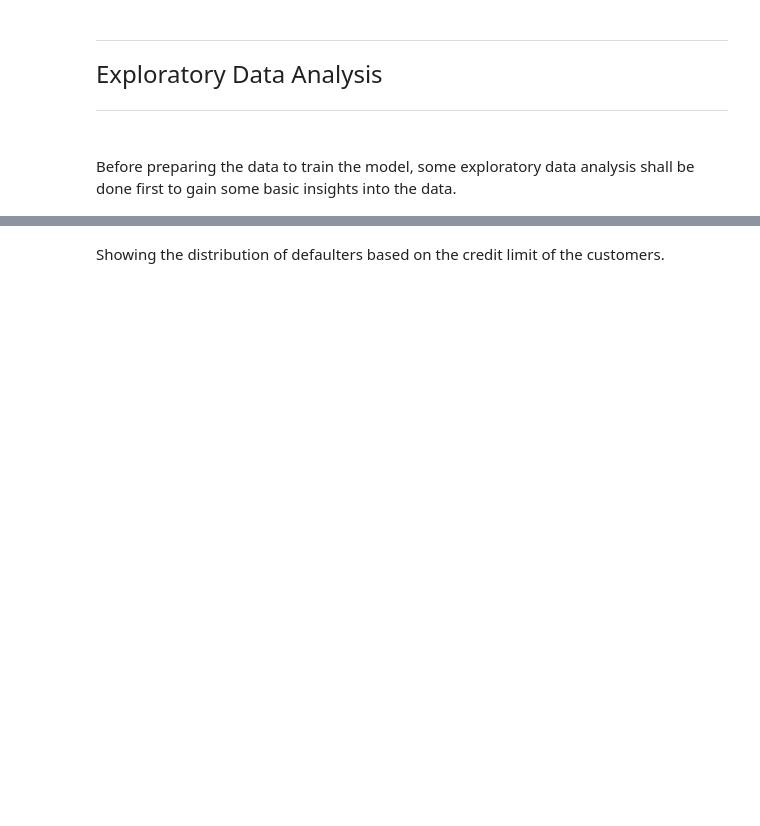
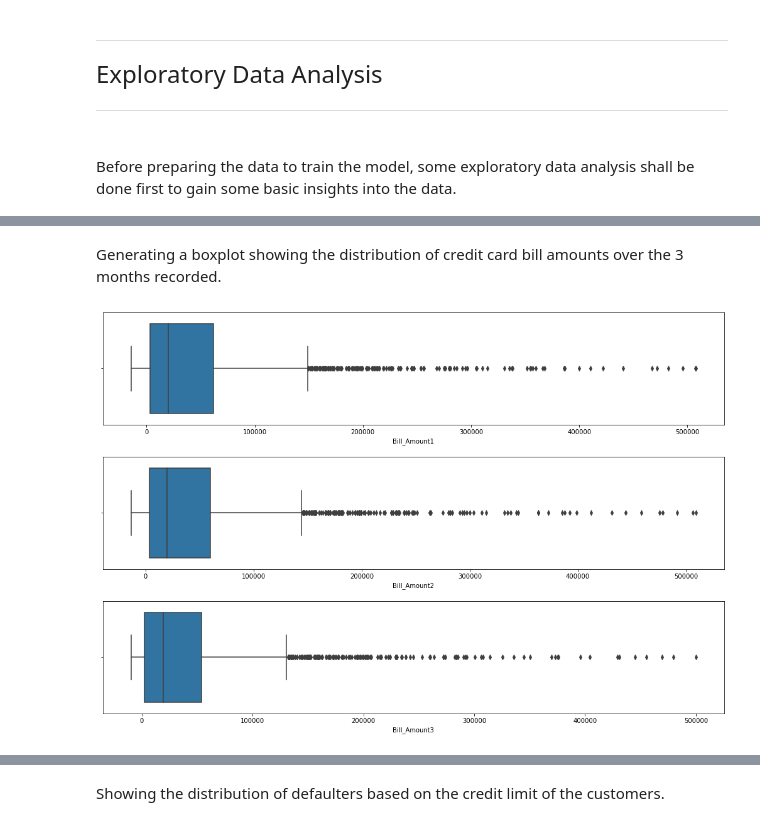
Before and after one commit to derpflections/AIML_BankDefaultClassification, a Jupyter notebook: index_classification.ipynb, the cells around one changed output, grey strips where cells are left out. Saved outputs shown, nothing was run; the diff lists cells and outputs as text; code cells hidden in the pictures; blank space fills up the shorter version.

```diff
--- a/index_classification.ipynb
+++ b/index_classification.ipynb
@@ -84,0 +136,13 @@ Name: Marriage Status, dtype: int64
+# %% [markdown]
+Generating a boxplot showing the distribution of credit card bill amounts over the 3 months recorded.
+# %%
+fig, ax = plt.subplots(3,1, figsize = (15,10))
+
+fig.tight_layout(pad = 3.0)
+sns.boxplot(data = eda_data, ax = ax[0], x = "Bill_Amount1")
+sns.boxplot(data = eda_data, ax = ax[1], x = "Bill_Amount2")
+sns.boxplot(data = eda_data, ax = ax[2], x = "Bill_Amount3")
+
+plt.show()
+# %% [output]
+[figure, added]
```
Also changed, not shown: parts of 39 cells of this notebook.
